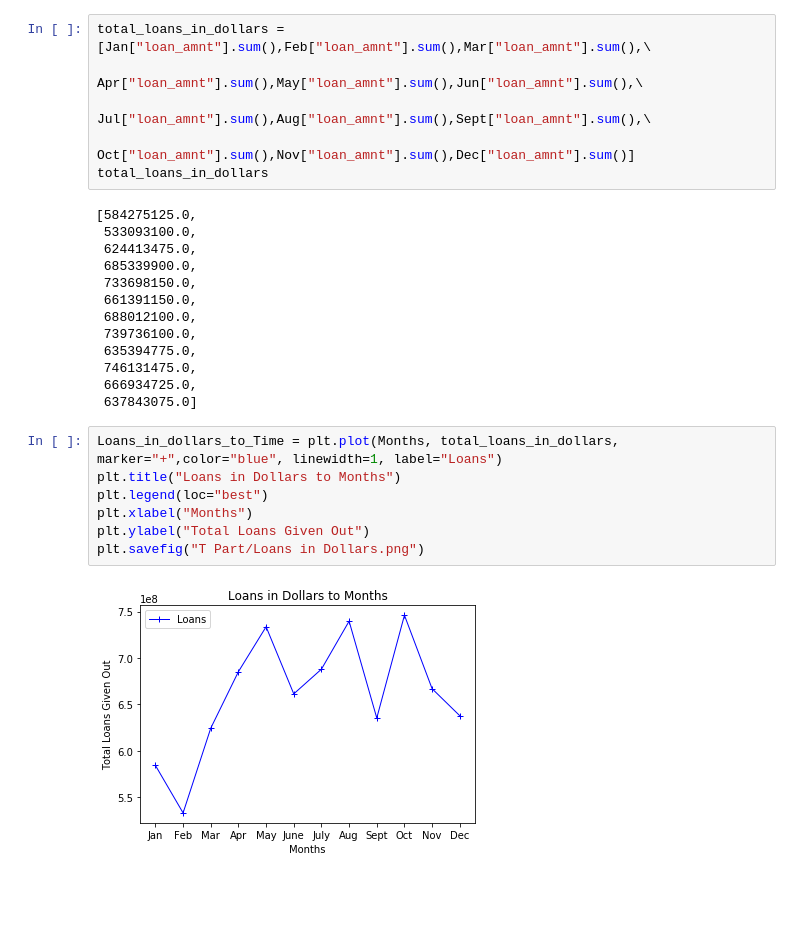
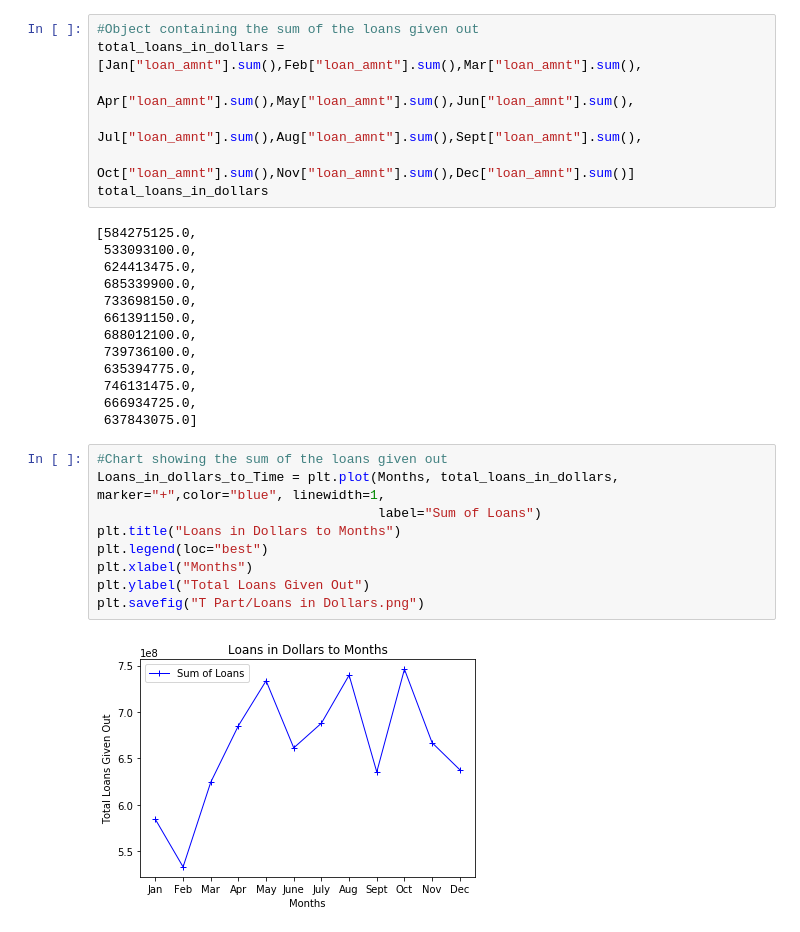
Before and after one commit to Ironbark427/Team-1, a Jupyter notebook: Project.ipynb, the cells around one changed output. Cells and saved outputs as stored; diff of their text form; blank space fills up the shorter version.

```diff
--- a/Project.ipynb
+++ b/Project.ipynb
@@ -258,7 +261,8 @@ plt.savefig("T Part/InterestRatetoTime.png")
 # %%
-total_loans_in_dollars = [Jan["loan_amnt"].sum(),Feb["loan_amnt"].sum(),Mar["loan_amnt"].sum(),\
-                     Apr["loan_amnt"].sum(),May["loan_amnt"].sum(),Jun["loan_amnt"].sum(),\
-                     Jul["loan_amnt"].sum(),Aug["loan_amnt"].sum(),Sept["loan_amnt"].sum(),\
+#Object containing the sum of the loans given out
+total_loans_in_dollars = [Jan["loan_amnt"].sum(),Feb["loan_amnt"].sum(),Mar["loan_amnt"].sum(),
+                     Apr["loan_amnt"].sum(),May["loan_amnt"].sum(),Jun["loan_amnt"].sum(),
+                     Jul["loan_amnt"].sum(),Aug["loan_amnt"].sum(),Sept["loan_amnt"].sum(),
                      Oct["loan_amnt"].sum(),Nov["loan_amnt"].sum(),Dec["loan_amnt"].sum()]
 total_loans_in_dollars
 # %% [output]
@@ -275,11 +279,13 @@ total_loans_in_dollars
  666934725.0,
  637843075.0]
 # %%
-Loans_in_dollars_to_Time = plt.plot(Months, total_loans_in_dollars, marker="+",color="blue", linewidth=1, label="Loans")
+#Chart showing the sum of the loans given out
+Loans_in_dollars_to_Time = plt.plot(Months, total_loans_in_dollars, marker="+",color="blue", linewidth=1,
+                                    label="Sum of Loans")
 plt.title("Loans in Dollars to Months")
 plt.legend(loc="best")
 plt.xlabel("Months")
 plt.ylabel("Total Loans Given Out")
 plt.savefig("T Part/Loans in Dollars.png")
 # %% [output]
-[figure, old version]
+[figure, new version]
```
Also changed, not shown: parts of 28 cells of this notebook, 6 other files.
